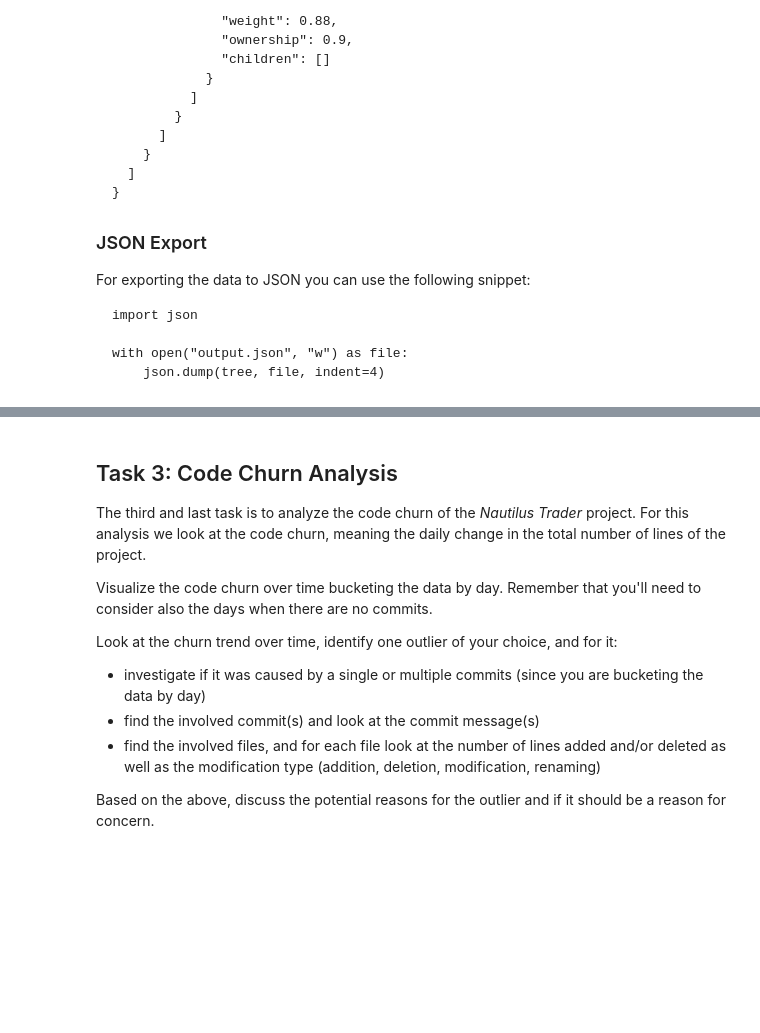
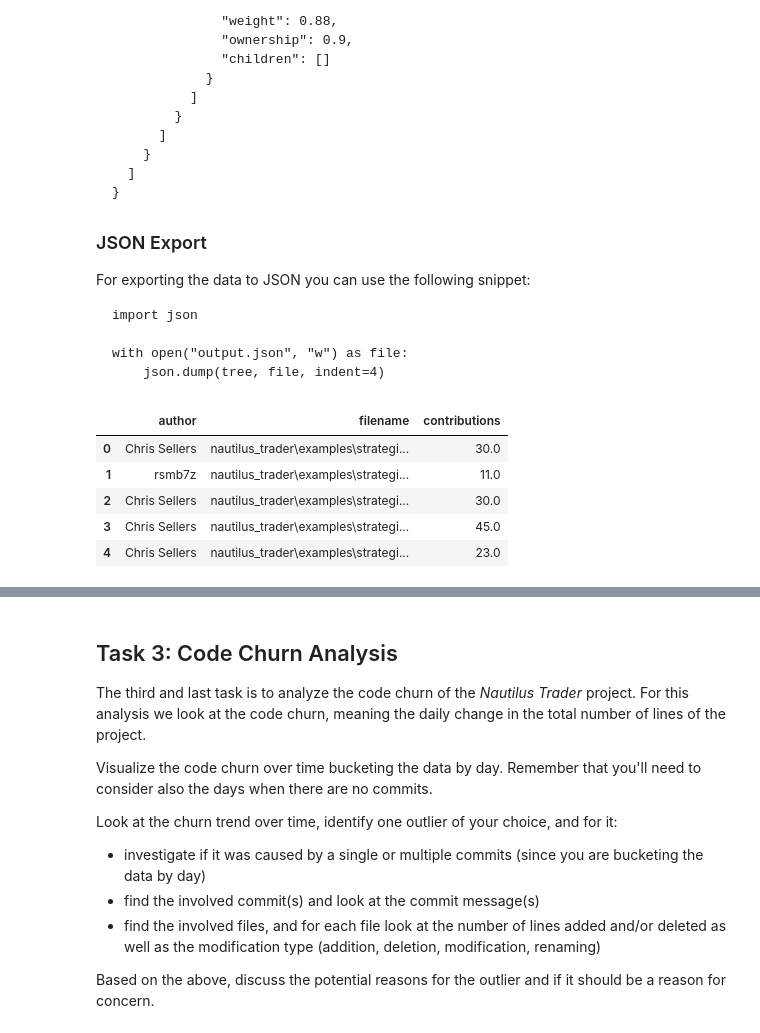
Before and after one commit to flavfly/SoSySE2, a Jupyter notebook: FSS-SEII-Assignment-2024.ipynb, the cells around one changed output, grey strips where cells are left out. Cells and saved outputs as stored; diff of their text form; code cells hidden in the pictures; blank space fills up the shorter version.

```diff
--- a/FSS-SEII-Assignment-2024.ipynb
+++ b/FSS-SEII-Assignment-2024.ipynb
@@ -627,0 +579,12 @@ with open("output.json", "w") as file:
+# %%
+json_df = pd.DataFrame(author_file_lines_matrix).stack().reset_index()
+json_df.columns = ['filename', 'author', 'contributions']
+json_df = json_df[['author', 'filename', 'contributions']]
+json_df.head()
+# %% [output]
+|  | author | filename | contributions |
+| 0 | Chris Sellers | nautilus_trader\examples\strategi... | 30.0 |
+| 1 | rsmb7z | nautilus_trader\examples\strategi... | 11.0 |
+| 2 | Chris Sellers | nautilus_trader\examples\strategi... | 30.0 |
+| 3 | Chris Sellers | nautilus_trader\examples\strategi... | 45.0 |
+| 4 | Chris Sellers | nautilus_trader\examples\strategi... | 23.0 |
```
Also changed, not shown: parts of 20 cells of this notebook, 2 other files.
